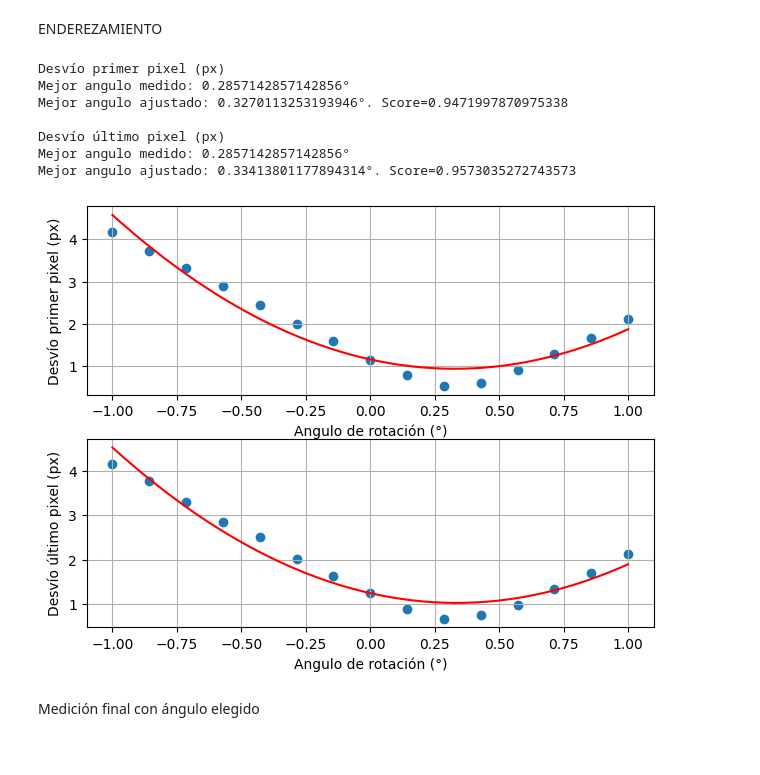
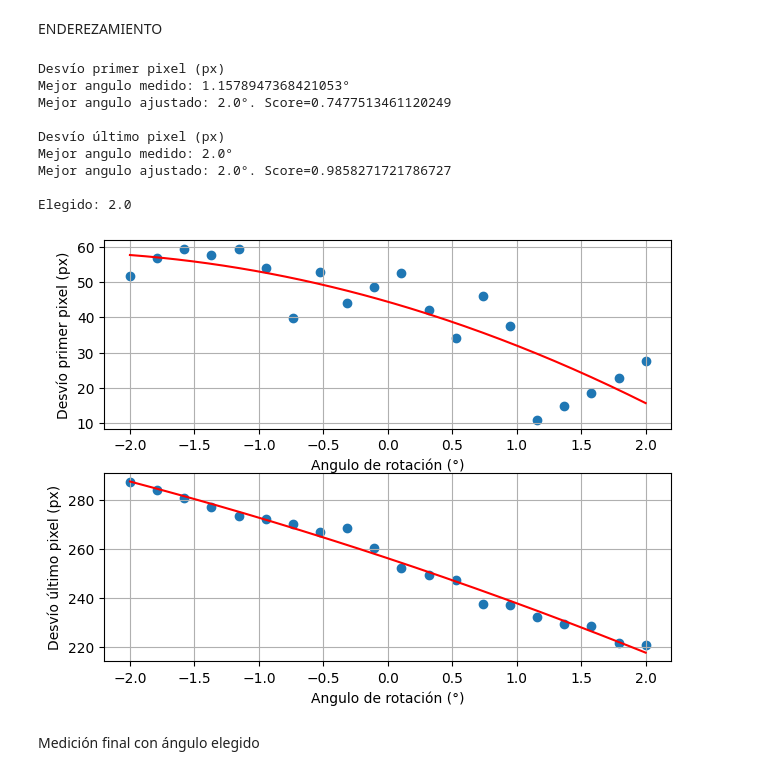
Before and after one commit to MartinMusumano/Medicion_lineas_RF, a Jupyter notebook: medicion_diametros.ipynb, the cells around one changed output. Drawn from its saved outputs; the diff is of its cells as text; code cells hidden in the pictures.

```diff
--- a/medicion_diametros.ipynb
+++ b/medicion_diametros.ipynb
@@ -148,44 +171,46 @@ ENDEREZAMIENTO
 # %%
 if ENDEREZAR:
     # Generar vector de grados, si el mínimo de la curva se encuentra
     # muy desplazado, volver a generarlo teniendo eso en cuenta
-    grados = np.linspace(-1, 1, 15) # Válido para ángulos pequeños (pueden perderse los bordes al cortar, verificar)
+    grados = np.linspace(-2, 2, 20) # Válido para ángulos pequeños (pueden perderse los bordes al cortar, verificar)
     results = []
 
     for i,g in enumerate(grados):   # Verifica uno a uno los ángulos
         img = rotate_and_cut(dut, g)  # Rota la imagen g grados
         if CANNY:
             edges = Canny_Edges(img, th1_dut, th2_dut, l2g, bs)    #Deteccion de bordes
         else:
             edges = Thresholding(img, th1_dut, th2_dut)
 
         firsts = []
         lasts = []
         for row in edges:
             f = first_pixel(row)
             l = last_pixel(row)
             if f:
                 firsts.append(f)
             if l:
                 lasts.append(l)
         results.append( [np.std(firsts), np.std(lasts)])
 
     results = np.array(results)
+
+    fig, ax = plt.subplots(2)
+    fig.tight_layout()
+    angulo1 = ridge_grados(grados, results[:,0], 2, ax[0], alpha=0, label="Desvío primer pixel (px)")
+    angulo2 = ridge_grados(grados, results[:,1], 2, ax[1], alpha=0, label="Desvío último pixel (px)")
+    angulo_elegido = (angulo1 + angulo2)/2
+    print("Elegido:", angulo_elegido)
+else:
+    angulo_elegido = 0
+# %% [output]
+Desvío primer pixel (px)
+Mejor angulo medido: 1.1578947368421053°
+Mejor angulo ajustado: 2.0°. Score=0.7477513461120249
+
+Desvío último pixel (px)
+Mejor angulo medido: 2.0°
+Mejor angulo ajustado: 2.0°. Score=0.9858271721786727
+
+Elegido: 2.0
+[figure, added]
-# %%
-if ENDEREZAR:
-      fig, ax = plt.subplots(2)
-      fig.tight_layout()
-      angulo1 = ridge_grados(grados, results[:,0], 2, ax[0], alpha=0, label="Desvío primer pixel (px)")
-      angulo2 = ridge_grados(grados, results[:,1], 2, ax[1], alpha=0, label="Desvío último pixel (px)")
-      angulo_elegido = (angulo1 + angulo2)/2
-else:
-      angulo_elegido = 0
-# %% [output]
-Desvío primer pixel (px)
-Mejor angulo medido: 0.2857142857142856°
-Mejor angulo ajustado: 0.3270113253193946°. Score=0.9471997870975338
-
-Desvío último pixel (px)
-Mejor angulo medido: 0.2857142857142856°
-Mejor angulo ajustado: 0.33413801177894314°. Score=0.9573035272743573
-[figure, removed]
```
Also changed, not shown: parts of 10 cells of this notebook, 1 other file.
